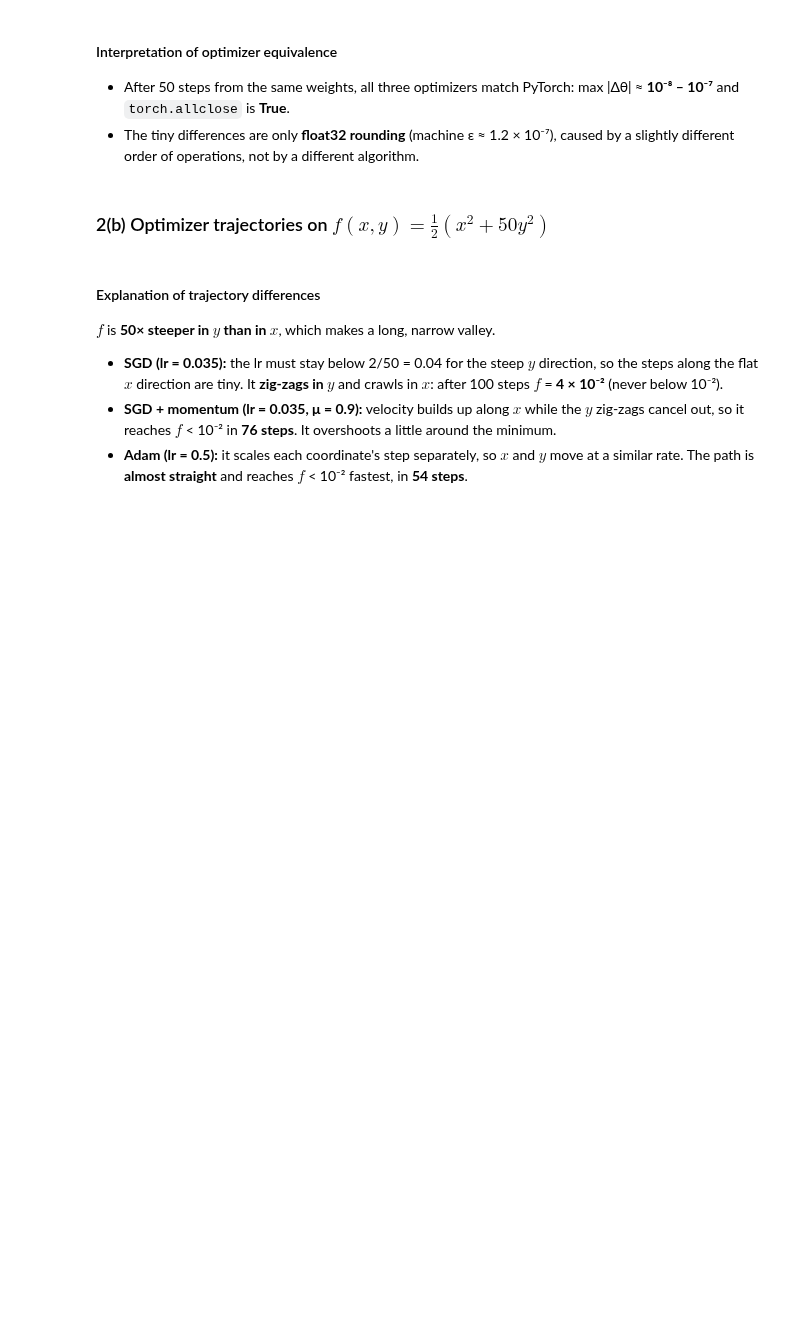
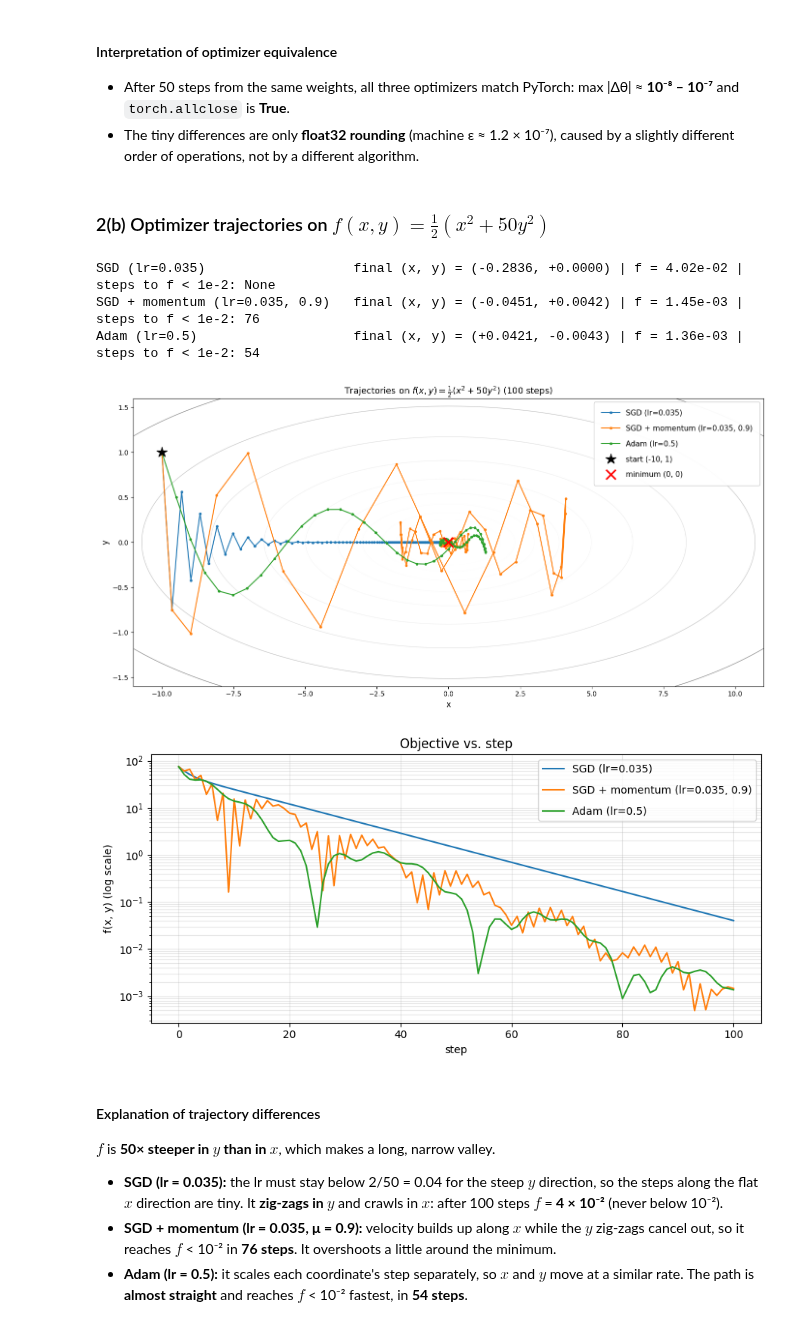
Before and after one commit to Sulojan2027/Vision_Coursework, a Jupyter notebook: Sem07_Deep_Learning_for_Vision/Assignment_2/assignment_2_cnn.ipynb, the cells around one changed output. Cells and saved outputs as stored; diff of their text form; code cells hidden in the pictures; blank space fills up the shorter version.

```diff
--- a/Sem07_Deep_Learning_for_Vision/Assignment_2/assignment_2_cnn.ipynb
+++ b/Sem07_Deep_Learning_for_Vision/Assignment_2/assignment_2_cnn.ipynb
@@ -501,7 +533,8 @@ for name, norms in grad_norms.items():
 Implemented `MySGD` (with optional momentum) and `MyAdam` (with bias correction), then check that they give the same parameters as `torch.optim.SGD` and `torch.optim.Adam` when started from the same weights and trained on the same data.
 # %%
 class MySGD(torch.optim.Optimizer):
-    """SGD with optional momentum (PyTorch convention: buffer starts at the first gradient)."""
+    """SGD with optional momentum.
+    PyTorch convention: the momentum buffer starts at the first gradient."""
     def __init__(self, params, lr=1e-2, momentum=0.0):
         super().__init__(params, dict(lr=lr, momentum=momentum))
 
@@ -518,7 +551,7 @@ class MySGD(torch.optim.Optimizer):
                     if "buf" not in state:
                         state["buf"] = g.clone()                 # b_1 = g_1
                     else:
-                        state["buf"] = mu * state["buf"] + g     # b_t = mu * b_{t-1} + g_t
+                        state["buf"] = mu * state["buf"] + g  # b_t = mu*b_{t-1} + g_t
                     g = state["buf"]
                 p -= lr * g
 
@@ -539,7 +572,8 @@ class MyAdam(torch.optim.Optimizer):
                 g = p.grad
                 state = self.state[p]
                 if not state:
-                    state["t"], state["m"], state["v"] = 0, torch.zeros_like(p), torch.zeros_like(p)
+                    state["t"], state["m"], state["v"] = (0, torch.zeros_like(p),
+                                                          torch.zeros_like(p))
                 state["t"] += 1
                 state["m"] = b1 * state["m"] + (1 - b1) * g          # 1st moment
                 state["v"] = b2 * state["v"] + (1 - b2) * g * g      # 2nd moment
@@ -551,8 +585,9 @@ xb, yb = next(iter(train_loader))                 # one fixed batch, reused for
 x_eq, y_eq = xb.to(DEVICE), yb.to(DEVICE)
 
 def run(opt_cls, steps=50, **kw):
-    set_seed()                                    # identical initial weights for both optimizers
-    model = nn.Sequential(nn.Flatten(), nn.Linear(3072, 32), nn.ReLU(), nn.Linear(32, 10)).to(DEVICE)
+    set_seed()                      # identical initial weights for both optimizers
+    model = nn.Sequential(nn.Flatten(), nn.Linear(3072, 32), nn.ReLU(),
+                          nn.Linear(32, 10)).to(DEVICE)
     opt = opt_cls(model.parameters(), **kw)
     for _ in range(steps):
         opt.zero_grad()
@@ -569,9 +604,11 @@ pairs = {
 rows = []
 for name, (mine, ref, kw) in pairs.items():
     p_mine, p_ref = run(mine, **kw), run(ref, **kw)
+    max_diff = max((a - b).abs().max().item() for a, b in zip(p_mine, p_ref))
     rows.append({
         "optimizer": name,
-        "max |Δθ| after 50 steps": f"{max((a - b).abs().max().item() for a, b in zip(p_mine, p_ref)):.2e}",
-        "torch.allclose": all(torch.allclose(a, b, rtol=1e-5, atol=1e-6) for a, b in zip(p_mine, p_ref)),
+        "max |Δθ| after 50 steps": f"{max_diff:.2e}",
+        "torch.allclose": all(torch.allclose(a, b, rtol=1e-5, atol=1e-6)
+                              for a, b in zip(p_mine, p_ref)),
     })
 pd.DataFrame(rows)
@@ -600,9 +642,9 @@ def trajectory(opt_cls, **kw):
         path.append(xy.detach().clone())
     return torch.stack(path).numpy()
 
-TRAJ_CFG = {
-    "SGD (lr=0.035)":                 (MySGD,  dict(lr=0.035)),                 # stable only for lr < 2/50 = 0.04
-    "SGD + momentum (lr=0.035, 0.9)": (MySGD,  dict(lr=0.035, momentum=0.9)),   # same lr as SGD
+TRAJ_CFG = {   # SGD is stable only for lr < 2/50 = 0.04; momentum uses the same lr
+    "SGD (lr=0.035)":                 (MySGD,  dict(lr=0.035)),
+    "SGD + momentum (lr=0.035, 0.9)": (MySGD,  dict(lr=0.035, momentum=0.9)),
     "Adam (lr=0.5)":                  (MyAdam, dict(lr=0.5)),
 }
 trajectories = {name: trajectory(cls, **kw) for name, (cls, kw) in TRAJ_CFG.items()}
@@ -610,32 +652,42 @@ trajectories = {name: trajectory(cls, **kw) for name, (cls, kw) in TRAJ_CFG.item
 for name, path in trajectories.items():
     fv = np.array([f(p) for p in path])
     hit = np.argmax(fv < 1e-2) if (fv < 1e-2).any() else None
-    print(f"{name:32s} final (x, y) = ({path[-1, 0]:+.4f}, {path[-1, 1]:+.4f}) | f = {fv[-1]:.2e} | steps to f < 1e-2: {hit}")
+    print(f"{name:32s} final (x, y) = ({path[-1, 0]:+.4f}, {path[-1, 1]:+.4f}) | "
+          f"f = {fv[-1]:.2e} | steps to f < 1e-2: {hit}")
+# %% [output]
+SGD (lr=0.035)                   final (x, y) = (-0.2836, +0.0000) | f = 4.02e-02 | steps to f < 1e-2: None
+SGD + momentum (lr=0.035, 0.9)   final (x, y) = (-0.0451, +0.0042) | f = 1.45e-03 | steps to f < 1e-2: 76
+Adam (lr=0.5)                    final (x, y) = (+0.0421, -0.0043) | f = 1.36e-03 | steps to f < 1e-2: 54
 # %%
 xs, ys = np.linspace(-11, 11, 400), np.linspace(-1.6, 1.6, 400)
 X, Y = np.meshgrid(xs, ys)
 Z = f(np.stack([X, Y]))
 
 # 1) trajectories on the contour plot
 plt.figure(figsize=(14, 7))
 plt.contour(X, Y, Z, levels=np.logspace(-2, 2.2, 20), cmap="Greys", linewidths=0.8)
 for name, path in trajectories.items():
     plt.plot(path[:, 0], path[:, 1], "o-", ms=3, lw=1.5, label=name)
 plt.plot(*START, "k*", ms=16, label="start (-10, 1)")
 plt.plot(0, 0, "rx", ms=14, mew=2.5, label="minimum (0, 0)")
 plt.xlabel("x", fontsize=12); plt.ylabel("y", fontsize=12)
-plt.title(r"Trajectories on $f(x,y)=\frac{1}{2}(x^2+50y^2)$" + f" ({STEPS} steps)", fontsize=13)
-plt.legend(loc="upper right", fontsize=11, labelspacing=1.1, borderpad=1.0, handlelength=2.5, framealpha=0.95)
+plt.title(r"Trajectories on $f(x,y)=\frac{1}{2}(x^2+50y^2)$" + f" ({STEPS} steps)",
+          fontsize=13)
+plt.legend(loc="upper right", fontsize=11, labelspacing=1.1, borderpad=1.0,
+           handlelength=2.5, framealpha=0.95)
 plt.tight_layout(); plt.show()
 
 # 2) objective value vs. step
 plt.figure(figsize=(9, 4.5))
 for name, path in trajectories.items():
     plt.plot([f(p) for p in path], lw=1.5, label=name)
 plt.yscale("log"); plt.xlabel("step"); plt.ylabel("f(x, y) (log scale)")
 plt.title("Objective vs. step"); plt.grid(alpha=0.3, which="both")
 plt.legend(labelspacing=1.0)
 plt.tight_layout(); plt.show()
+# %% [output]
+[figure, added]
+[figure, added]
 # %% [markdown]
 #### Explanation of trajectory differences
 
```
Also changed, not shown: parts of 23 cells of this notebook, 1 other file.
